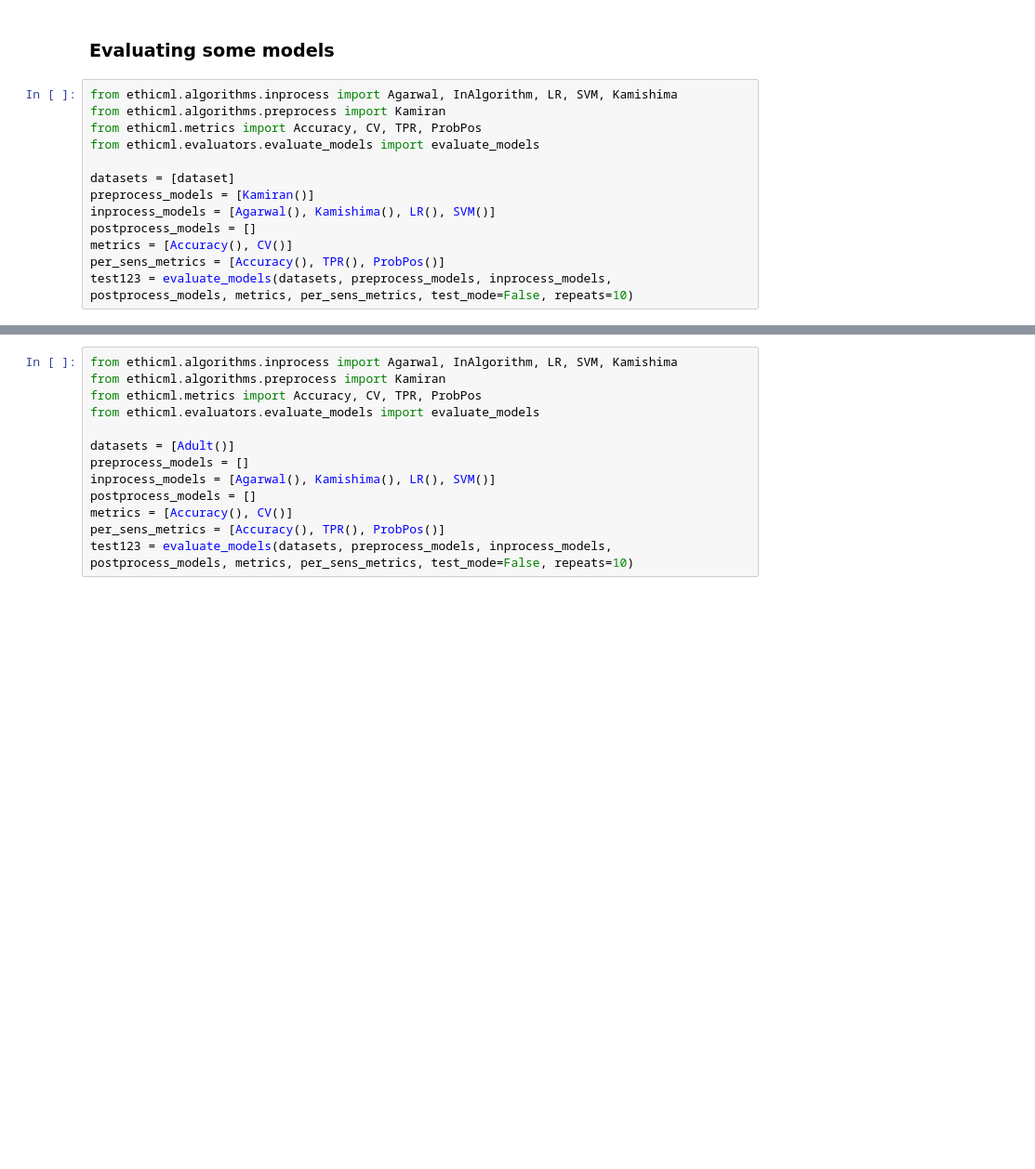
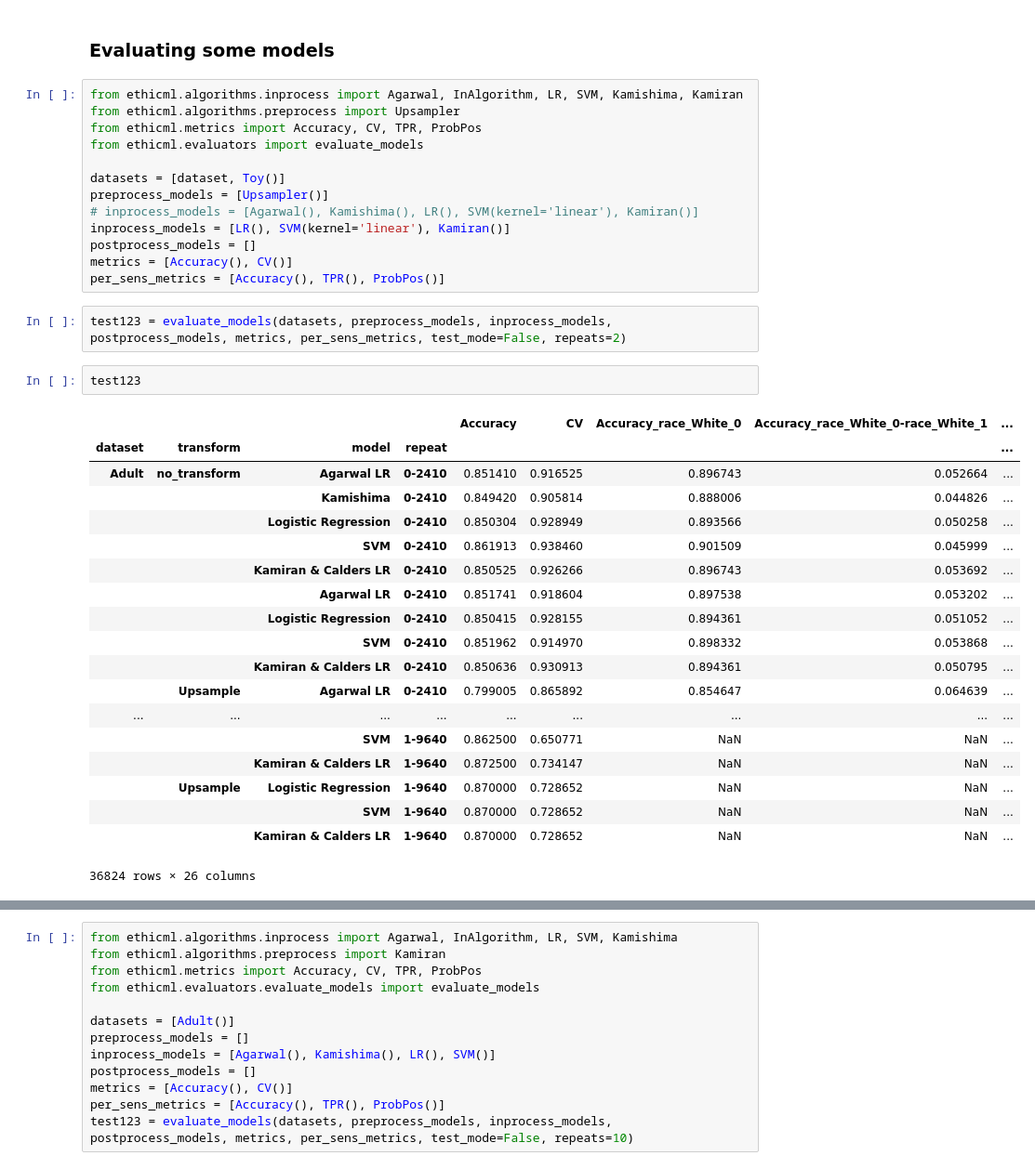
Before and after one commit to wearepal/EthicML, a Jupyter notebook: examples/RunSuite.ipynb, the cells around one changed output, grey strips where cells are left out. Shown: that part at 93% size. Saved outputs shown, nothing was run; the diff lists cells and outputs as text; blank space fills up the shorter version.

```diff
--- a/examples/RunSuite.ipynb
+++ b/examples/RunSuite.ipynb
@@ -81,18 +81,42 @@ data.s.head()
 # %% [markdown]
 ### Evaluating some models
 # %%
-from ethicml.algorithms.inprocess import Agarwal, InAlgorithm, LR, SVM, Kamishima
-from ethicml.algorithms.preprocess import Kamiran
+from ethicml.algorithms.inprocess import Agarwal, InAlgorithm, LR, SVM, Kamishima, Kamiran
+from ethicml.algorithms.preprocess import Upsampler
 from ethicml.metrics import Accuracy, CV, TPR, ProbPos
-from ethicml.evaluators.evaluate_models import evaluate_models
+from ethicml.evaluators import evaluate_models
 
-datasets = [dataset]
-preprocess_models = [Kamiran()]
-inprocess_models = [Agarwal(), Kamishima(), LR(), SVM()]
+datasets = [dataset, Toy()]
+preprocess_models = [Upsampler()]
+# inprocess_models = [Agarwal(), Kamishima(), LR(), SVM(kernel='linear'), Kamiran()]
+inprocess_models = [LR(), SVM(kernel='linear'), Kamiran()]
 postprocess_models = []
 metrics = [Accuracy(), CV()]
 per_sens_metrics = [Accuracy(), TPR(), ProbPos()]
-test123 = evaluate_models(datasets, preprocess_models, inprocess_models, postprocess_models, metrics, per_sens_metrics, test_mode=False, repeats=10)
+# %%
+test123 = evaluate_models(datasets, preprocess_models, inprocess_models, postprocess_models, metrics, per_sens_metrics, test_mode=False, repeats=2)
+# %%
+test123
+# %% [output]
+|  |  |  |  | Accuracy | CV | Accuracy_race_White_0 | Accuracy_race_White_0-race_White_1 | ... |
+| dataset | transform | model | repeat |  |  |  |  | ... |
+| Adult | no_transform | Agarwal LR | 0-2410 | 0.851410 | 0.916525 | 0.896743 | 0.052664 | ... |
+|  |  | Kamishima | 0-2410 | 0.849420 | 0.905814 | 0.888006 | 0.044826 | ... |
+|  |  | Logistic Regression | 0-2410 | 0.850304 | 0.928949 | 0.893566 | 0.050258 | ... |
+|  |  | SVM | 0-2410 | 0.861913 | 0.938460 | 0.901509 | 0.045999 | ... |
+|  |  | Kamiran & Calders LR | 0-2410 | 0.850525 | 0.926266 | 0.896743 | 0.053692 | ... |
+|  |  | Agarwal LR | 0-2410 | 0.851741 | 0.918604 | 0.897538 | 0.053202 | ... |
+|  |  | Logistic Regression | 0-2410 | 0.850415 | 0.928155 | 0.894361 | 0.051052 | ... |
+|  |  | SVM | 0-2410 | 0.851962 | 0.914970 | 0.898332 | 0.053868 | ... |
+|  |  | Kamiran & Calders LR | 0-2410 | 0.850636 | 0.930913 | 0.894361 | 0.050795 | ... |
+|  | Upsample | Agarwal LR | 0-2410 | 0.799005 | 0.865892 | 0.854647 | 0.064639 | ... |
+| ... | ... | ... | ... | ... | ... | ... | ... | ... |
+|  |  | SVM | 1-9640 | 0.862500 | 0.650771 | NaN | NaN | ... |
+|  |  | Kamiran & Calders LR | 1-9640 | 0.872500 | 0.734147 | NaN | NaN | ... |
+|  | Upsample | Logistic Regression | 1-9640 | 0.870000 | 0.728652 | NaN | NaN | ... |
+|  |  | SVM | 1-9640 | 0.870000 | 0.728652 | NaN | NaN | ... |
+|  |  | Kamiran & Calders LR | 1-9640 | 0.870000 | 0.728652 | NaN | NaN | ... |
+36824 rows × 26 columns
 # %%
 test123.groupby(level=[0,1,2]).agg(['mean', 'std'])[['Accuracy', 'Accuracy_race_White_0/race_White_1', 'TPR_race_White_0/race_White_1', 'prob_pos_race_White_0/race_White_1']]
 # %% [output]
```
Also changed, not shown: parts of 5 cells of this notebook, 1 other file.
